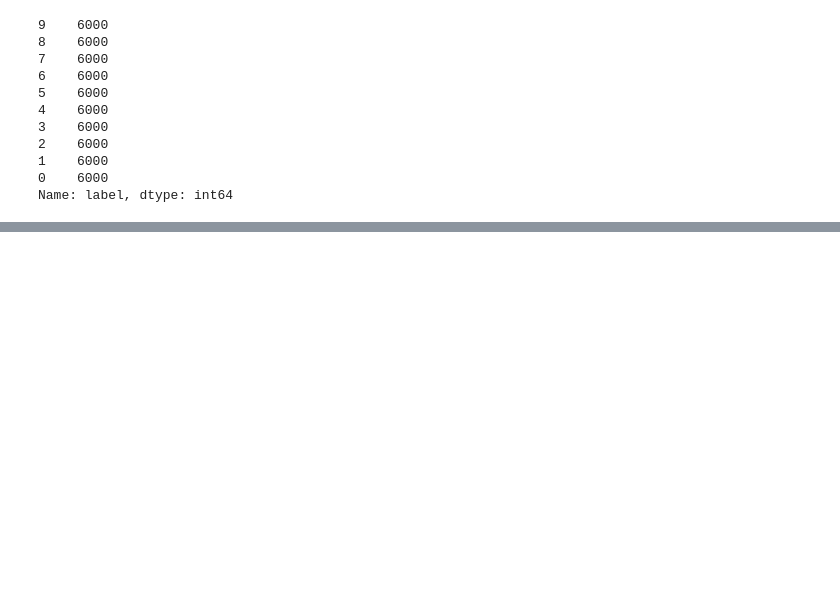
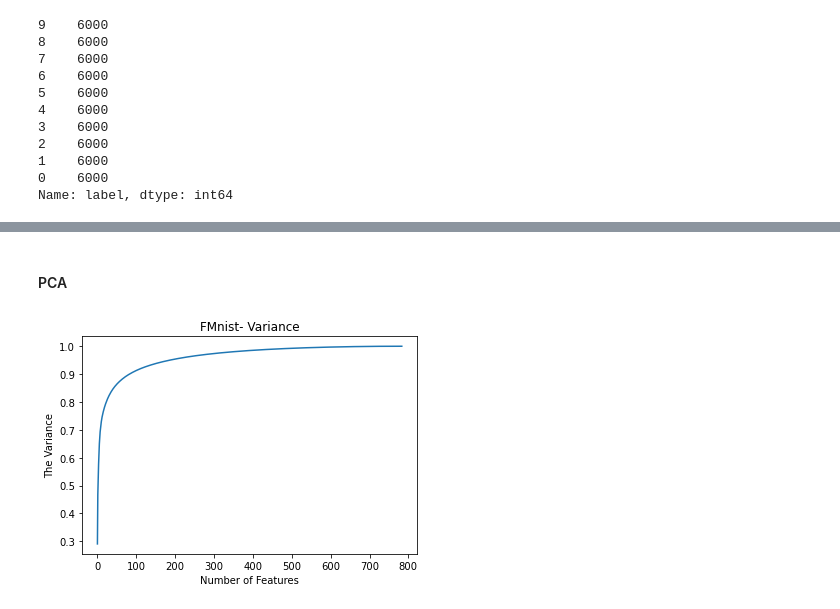
Before and after one commit to tavorlevine/Final-project-2, a Jupyter notebook: fashion Mnist.ipynb, the cells around one changed output, grey strips where cells are left out. Drawn from its saved outputs; the diff is of its cells as text; code cells hidden in the pictures; blank space fills up the shorter version.

```diff
--- a/fashion Mnist.ipynb
+++ b/fashion Mnist.ipynb
@@ -167,0 +126,4 @@ weighted avg       0.81      0.81      0.81     18000
+# %%
+scaler = MinMaxScaler()
+X_train_scal = pd.DataFrame(scaler.fit_transform(X_train), columns= X_train.columns)
+X_test_scal = pd.DataFrame(scaler.fit_transform(X_test), columns= X_test.columns)
@@ -167,0 +146,12 @@ weighted avg       0.81      0.81      0.81     18000
+# %% [markdown]
+#### PCA
+# %%
+pca = PCA().fit(X_train_scal)
+
+plt.plot(np.cumsum(pca.explained_variance_ratio_))
+plt.xlabel("Number of Features")
+plt.ylabel("The Variance")
+plt.title("FMnist- Variance")
+plt.show()
+# %% [output]
+[figure, added]
```
Also changed, not shown: parts of 49 cells of this notebook.
